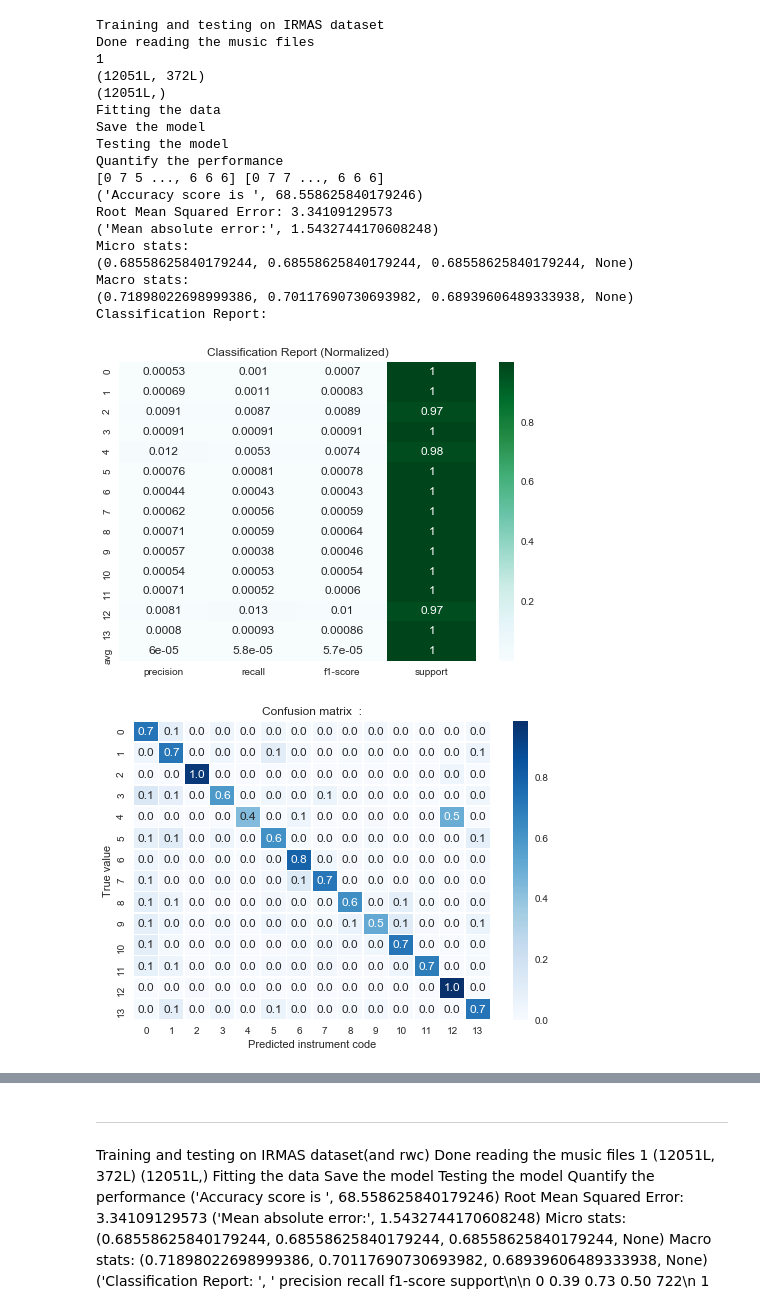
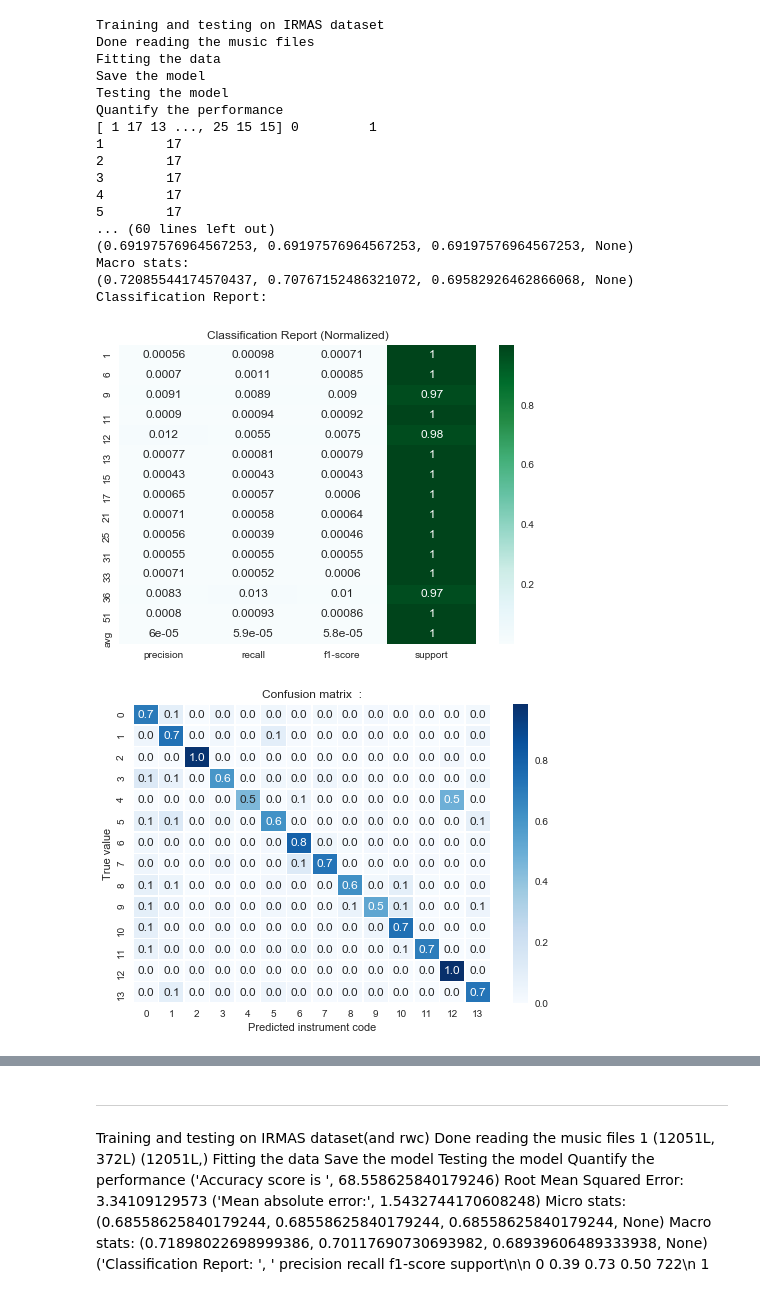
Before and after one commit to RiddhiRex/DetectingMusicInstruments, a Jupyter notebook: Classifier.ipynb, the cells around one changed output, grey strips where cells are left out. Saved outputs shown, nothing was run; the diff lists cells and outputs as text; code cells hidden in the pictures.

Commit message:
removed label encoder

```diff
--- a/Classifier.ipynb
+++ b/Classifier.ipynb
@@ -53,25 +53,23 @@ def feature_preprocessing(dataset):
     X = data.drop(['class'], axis=1).values
     X = preprocessing.Imputer().fit_transform(X)
     y = data['class']
-    le = preprocessing.LabelEncoder()
-    y = le.fit_transform(y)
+    #le = preprocessing.LabelEncoder()
+    #y = le.fit_transform(y)
 
     steps = [("scale", preprocessing.StandardScaler()),
               ('anova_filter', SelectKBest(mutual_info_classif, k=100)),
               ('svm', svm.SVC(decision_function_shape='ovo'))]
-    print dataset
-    print X.shape
-    print y.shape
+
     model = Pipeline(steps)
     return model, X, y
 # %%
 def saveModel(model, dataset):
     if dataset ==IRMAS:
-        joblib.dump(model, 'irmas1.model')
+        joblib.dump(model, 'irmas2.model')
     if dataset == RWC:
-        joblib.dump(model, 'rwc1.model')
+        joblib.dump(model, 'rwc2.model')
     if dataset == PHILHARMONIA:
-        joblib.dump(model, 'Philharmonia1.model')
+        joblib.dump(model, 'Philharmonia2.model')
     return
 # %%
 def loadModel(dataset):
@@ -90,8 +88,24 @@ def train_test(clf, X_train, y_train, dataset):
     saveModel(clf, dataset)
     print("Testing the model")
     y_pred = clf.predict(X_train)
+    """
+    dfpred = pd.DataFrame()
+    dfpred['pred'] = y_pred
+    dfpred['y']=y_train
+    dfpred['x']=X_train
+    for idx, row in dfpred.iterrows():
+        if row['pred']==row['y']:
+            print row['y'], row['pred']
+    #df.to_csv("correct_pred.csv", index=False)
+
+    df = pd.DataFrame()
+    df['pred'] = y_pred
+    df['y']= y_train
+    df.to_csv('temp.csv', index=False)
+    """
     print("Quantify the performance")
     Evaluate_accuracy(y_pred, y_train)
+
     return
 # %%
 def Evaluate_accuracy(pred, true_value):
@@ -132,43 +146,42 @@ def Evaluate_accuracy(pred, true_value):
 # %%
 if __name__ == "__main__":
     print("Training and testing on IRMAS dataset")
     classifier, X, y = feature_preprocessing(IRMAS)
     train_test(classifier, X, y, IRMAS)
     print("Training and testing on RWC dataset")
     #classifier, X, y = feature_preprocessing(RWC)
     #train_test(classifier, X, y, RWC)
     print("Training and testing on PHILHARMONIA dataset")
-    #classifier, X, y = feature_preprocessing(PHILHARMONIA)
-    #train_test(classifier, X, y, PHILHARMONIA)
+    classifier, X, y = feature_preprocessing(PHILHARMONIA)
+    train_test(classifier, X, y, PHILHARMONIA)
 
     #model1 = loadModel(IRMAS)
     #test(model1, X, y)
 
     #model2 = loadModel(RWC)
     #test(model2, X, y)
 
     #model3 = loadModel(PHILHARMONIA)
     #test(model3, X, y)
 # %% [output]
 Training and testing on IRMAS dataset
 Done reading the music files
-1
-(12051L, 372L)
-(12051L,)
 Fitting the data
 Save the model
 Testing the model
 Quantify the performance
-[0 7 5 ..., 6 6 6] [0 7 7 ..., 6 6 6]
-('Accuracy score is ', 68.558625840179246)
-Root Mean Squared Error: 3.34109129573
-('Mean absolute error:', 1.5432744170608248)
-Micro stats:
-(0.68558625840179244, 0.68558625840179244, 0.68558625840179244, None)
+[ 1 17 13 ..., 25 15 15] 0         1
+1        17
+2        17
+3        17
+4        17
+5        17
+... (60 lines left out)
+(0.69197576964567253, 0.69197576964567253, 0.69197576964567253, None)
 Macro stats:
-(0.71898022698999386, 0.70117690730693982, 0.68939606489333938, None)
+(0.72085544174570437, 0.70767152486321072, 0.69582926462866068, None)
 Classification Report:
-[figure, old version]
+[figure, new version]
-[figure, old version]
+[figure, new version]
 Training and testing on RWC dataset
 Training and testing on PHILHARMONIA dataset
```
Also changed, not shown: parts of 2 cells of this notebook, 4 other files.
